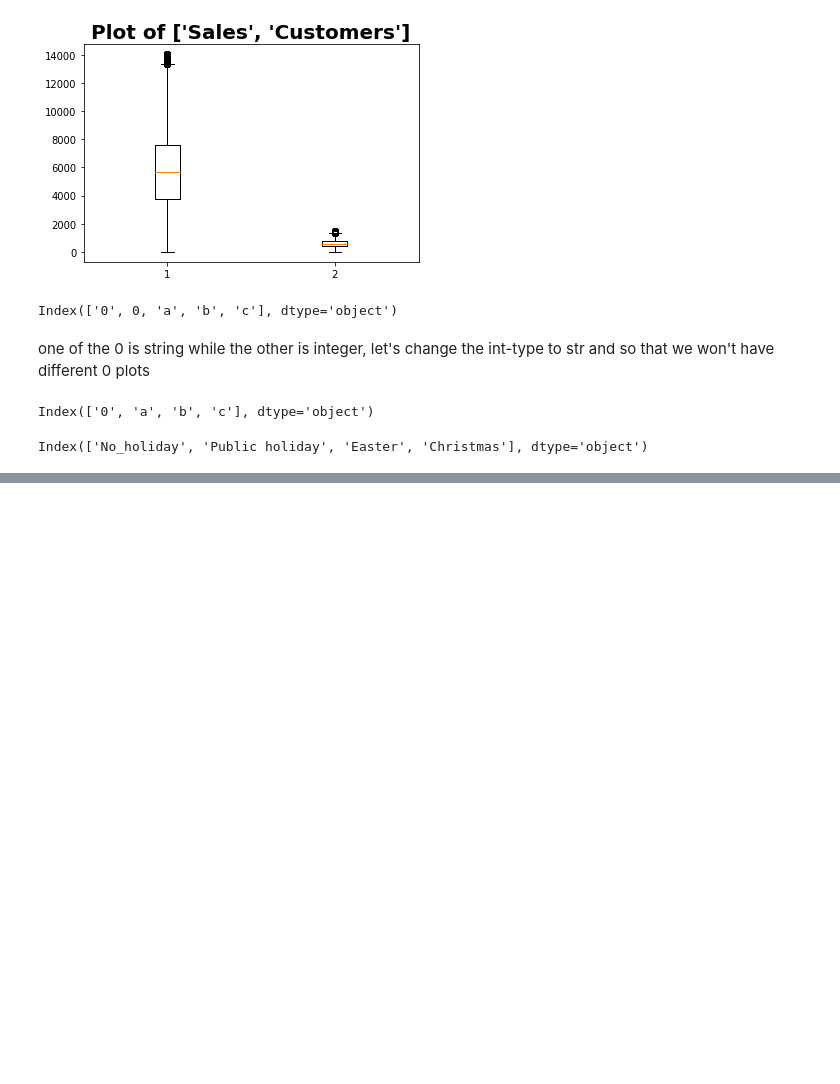
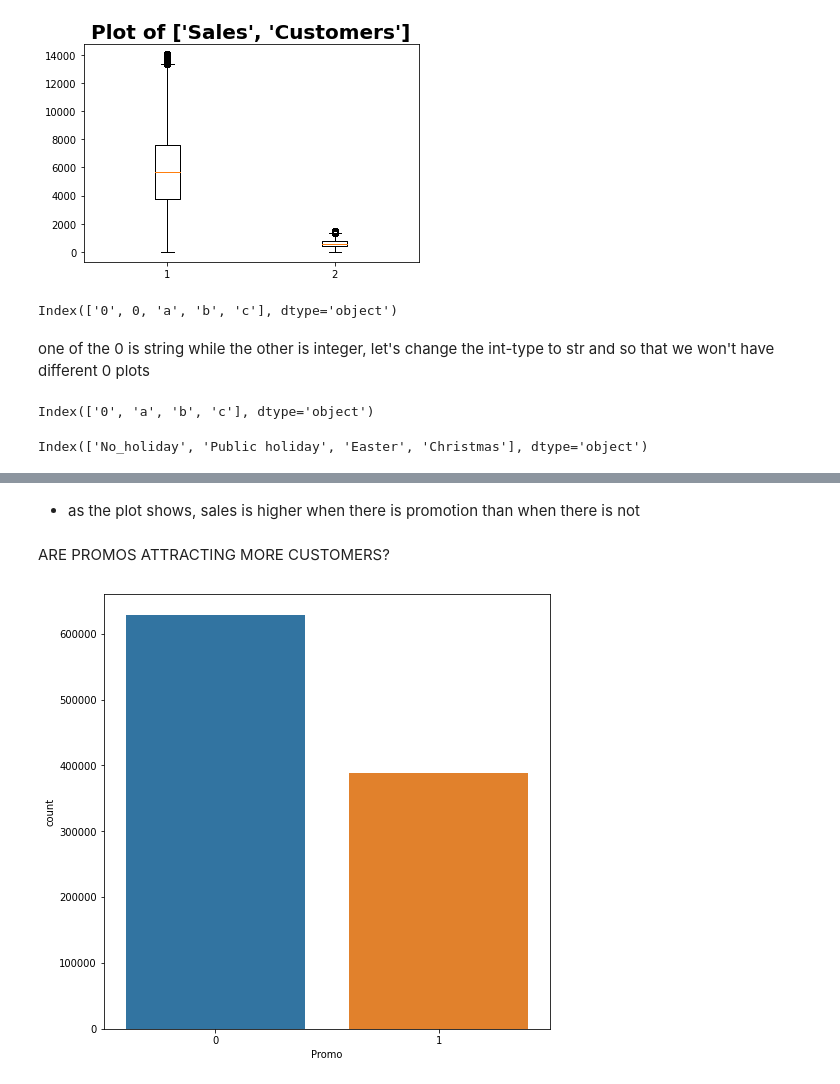
Before and after one commit to sel6/Rosmann_Pharmacy_prediction, a Jupyter notebook: notebooks/EDA.ipynb, the cells around one changed output, grey strips where cells are left out. Cells and saved outputs as stored; diff of their text form; code cells hidden in the pictures; blank space fills up the shorter version.

```diff
--- a/notebooks/EDA.ipynb
+++ b/notebooks/EDA.ipynb
@@ -250,0 +280,9 @@ plt.show()
+# %% [markdown]
+* as the plot shows, sales is higher when there is promotion than when there is not
+# %% [markdown]
+ARE PROMOS ATTRACTING MORE CUSTOMERS?
+# %%
+promo_customer = train_df[['Promo', 'Customers']]
+bar_graph(promo_customer, "Promo")
+# %% [output]
+[figure, added]
```
Also changed, not shown: parts of 8 cells of this notebook.
